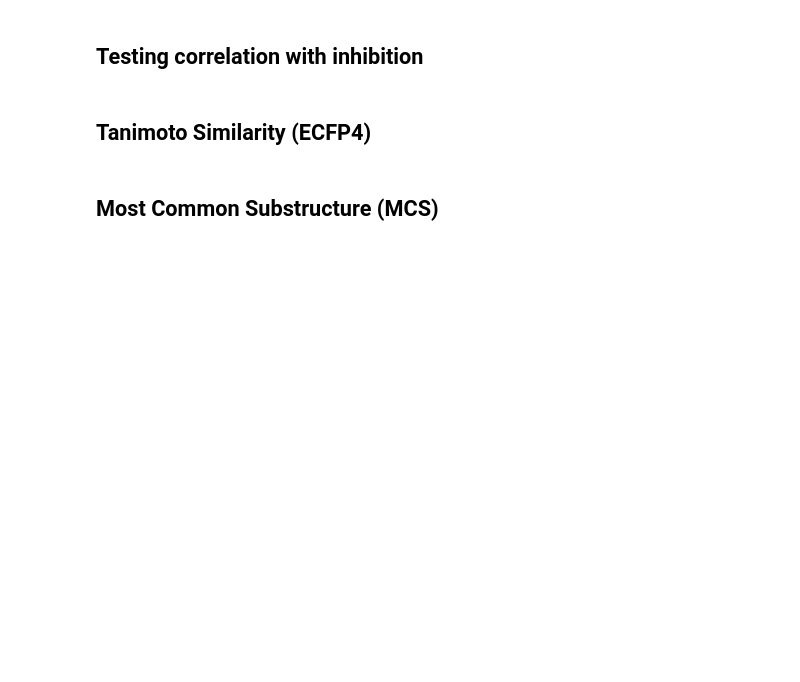
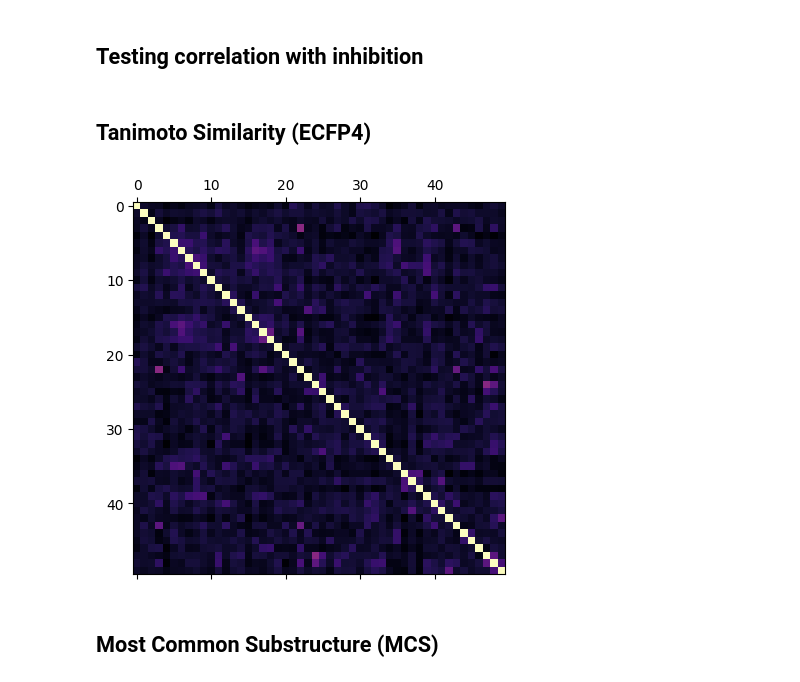
Before and after one commit to Floris-DW/8CC00group7, a Jupyter notebook: EDA & preprocessing.ipynb, the cells around one changed output. Cells and saved outputs as stored; diff of their text form; code cells hidden in the pictures; blank space fills up the shorter version.

```diff
--- a/EDA & preprocessing.ipynb
+++ b/EDA & preprocessing.ipynb
@@ -446,10 +448,12 @@ def similarity_grid(smiles):
 # Save result
 # df_similarity.to_csv("data/similarity_10.csv")
 # %%
-df_similarity = pd.read_csv("data/similarity_10.csv").set_index("SMILES")
+df_similarity = pd.read_csv("data/similarity_01.csv").set_index("SMILES")
 max_similarity_per_col = [df_similarity[col].nlargest(2).iloc[1] for col in df_similarity.columns]
-plt.matshow(df_similarity)
+plt.matshow(df_similarity, cmap='magma')
 plt.show()
+# %% [output]
+[figure, added]
 # %% [markdown]
 ## Most Common Substructure (MCS)
 # %%
```
Also changed, not shown: parts of 4 cells of this notebook.
